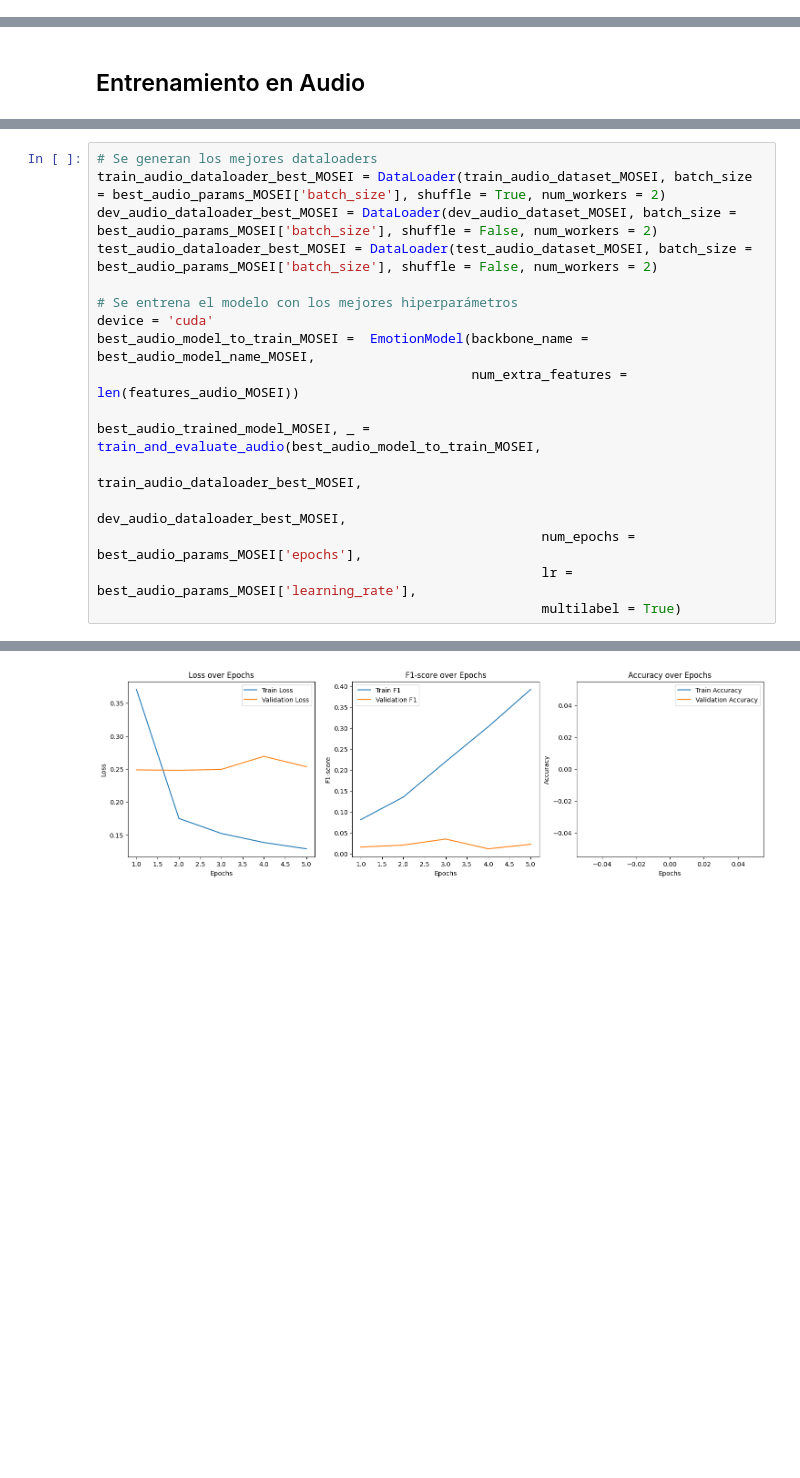
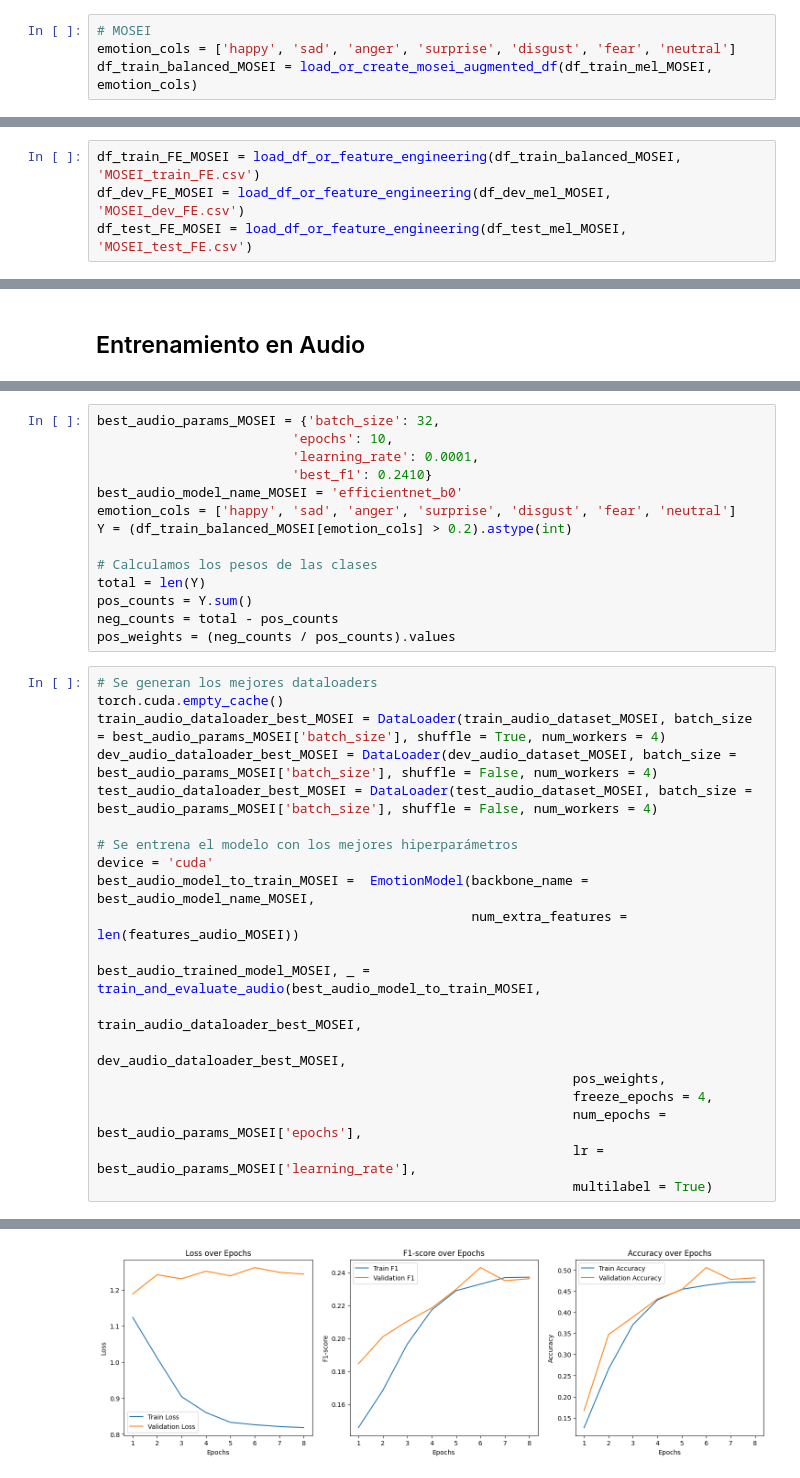
Before and after one commit to mgonzalezsanchez19/TFM, a Jupyter notebook: implementacion.ipynb, the cells around one changed output, grey strips where cells are left out. Drawn from its saved outputs; the diff is of its cells as text; blank space fills up the shorter version.

```diff
--- a/implementacion.ipynb
+++ b/implementacion.ipynb
@@ -773,0 +792,4 @@ df_test_mel_MOSEI['mel_path'] = df_test_mel_MOSEI['mel_path'].apply(lambda x: '/
+# %%
+# MOSEI
+emotion_cols = ['happy', 'sad', 'anger', 'surprise', 'disgust', 'fear', 'neutral']
+df_train_balanced_MOSEI = load_or_create_mosei_augmented_df(df_train_mel_MOSEI, emotion_cols)
@@ -783,0 +835,4 @@ df_test_mel_MOSEI.to_csv('MOSEI_test_audio.csv', index = False)
+# %%
+df_train_FE_MOSEI = load_df_or_feature_engineering(df_train_balanced_MOSEI, 'MOSEI_train_FE.csv')
+df_dev_FE_MOSEI = load_df_or_feature_engineering(df_dev_mel_MOSEI, 'MOSEI_dev_FE.csv')
+df_test_FE_MOSEI = load_df_or_feature_engineering(df_test_mel_MOSEI, 'MOSEI_test_FE.csv')
@@ -1028,8 +1113,23 @@ F1-score = 0.0660 | batch = 32, epochs = 8, LR = 0.0001
+# %%
+best_audio_params_MOSEI = {'batch_size': 32,
+                         'epochs': 10,
+                         'learning_rate': 0.0001,
+                         'best_f1': 0.2410}
+best_audio_model_name_MOSEI = 'efficientnet_b0'
+emotion_cols = ['happy', 'sad', 'anger', 'surprise', 'disgust', 'fear', 'neutral']
+Y = (df_train_balanced_MOSEI[emotion_cols] > 0.2).astype(int)
+
+# Calculamos los pesos de las clases
+total = len(Y)
+pos_counts = Y.sum()
+neg_counts = total - pos_counts
+pos_weights = (neg_counts / pos_counts).values
 # %%
 # Se generan los mejores dataloaders
-train_audio_dataloader_best_MOSEI = DataLoader(train_audio_dataset_MOSEI, batch_size = best_audio_params_MOSEI['batch_size'], shuffle = True, num_workers = 2)
-dev_audio_dataloader_best_MOSEI = DataLoader(dev_audio_dataset_MOSEI, batch_size = best_audio_params_MOSEI['batch_size'], shuffle = False, num_workers = 2)
-test_audio_dataloader_best_MOSEI = DataLoader(test_audio_dataset_MOSEI, batch_size = best_audio_params_MOSEI['batch_size'], shuffle = False, num_workers = 2)
+torch.cuda.empty_cache()
+train_audio_dataloader_best_MOSEI = DataLoader(train_audio_dataset_MOSEI, batch_size = best_audio_params_MOSEI['batch_size'], shuffle = True, num_workers = 4)
+dev_audio_dataloader_best_MOSEI = DataLoader(dev_audio_dataset_MOSEI, batch_size = best_audio_params_MOSEI['batch_size'], shuffle = False, num_workers = 4)
+test_audio_dataloader_best_MOSEI = DataLoader(test_audio_dataset_MOSEI, batch_size = best_audio_params_MOSEI['batch_size'], shuffle = False, num_workers = 4)
 
 # Se entrena el modelo con los mejores hiperparámetros
 device = 'cuda'
@@ -1037,10 +1137,12 @@ best_audio_model_to_train_MOSEI =  EmotionModel(backbone_name = best_audio_model
                                                 num_extra_features = len(features_audio_MOSEI))
 
 best_audio_trained_model_MOSEI, _ = train_and_evaluate_audio(best_audio_model_to_train_MOSEI,
-                                                         train_audio_dataloader_best_MOSEI,
-                                                         dev_audio_dataloader_best_MOSEI,
-                                                         num_epochs = best_audio_params_MOSEI['epochs'],
-                                                         lr = best_audio_params_MOSEI['learning_rate'],
-                                                         multilabel = True)
+                                                             train_audio_dataloader_best_MOSEI,
+                                                             dev_audio_dataloader_best_MOSEI,
+                                                             pos_weights,
+                                                             freeze_epochs = 4,
+                                                             num_epochs = best_audio_params_MOSEI['epochs'],
+                                                             lr = best_audio_params_MOSEI['learning_rate'],
+                                                             multilabel = True)
 # %% [output]
  Epoch 0
@@ -1062,5 +1164,5 @@ Val Loss: 0.2534, AUC: 0.0226
 Early stopping triggered.
-[figure, old version]
+[figure, new version]
 # %%
 # Se predice con el mejor modelo para evaluar su rendimiento
 y_pred_best_audio_MOSEI, y_prob_best_audio_MOSEI = predict_audio(best_audio_trained_model_MOSEI, test_audio_dataloader_best_MOSEI, device, multilabel = True)
```
Also changed, not shown: parts of 34 cells of this notebook, 1 other file.
